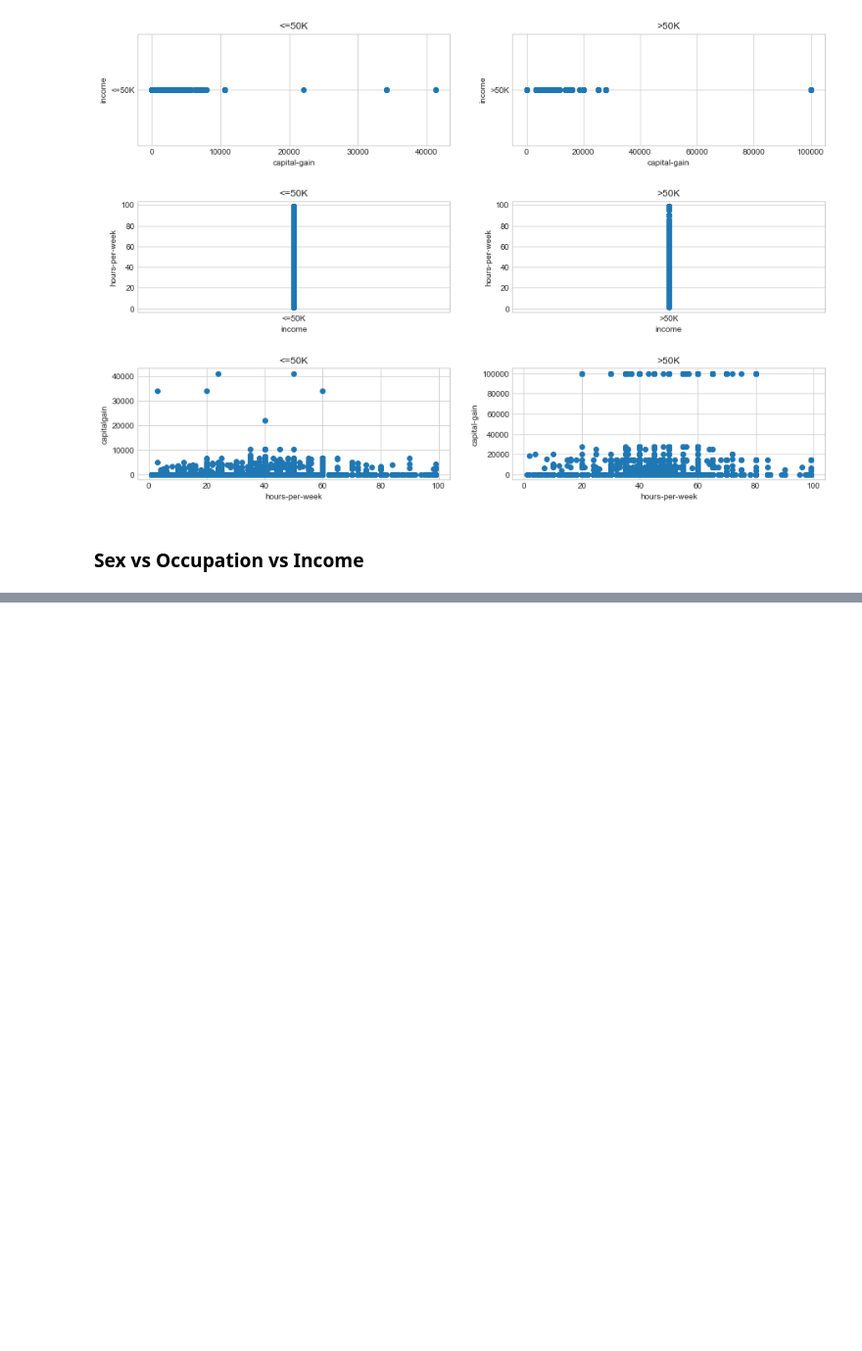
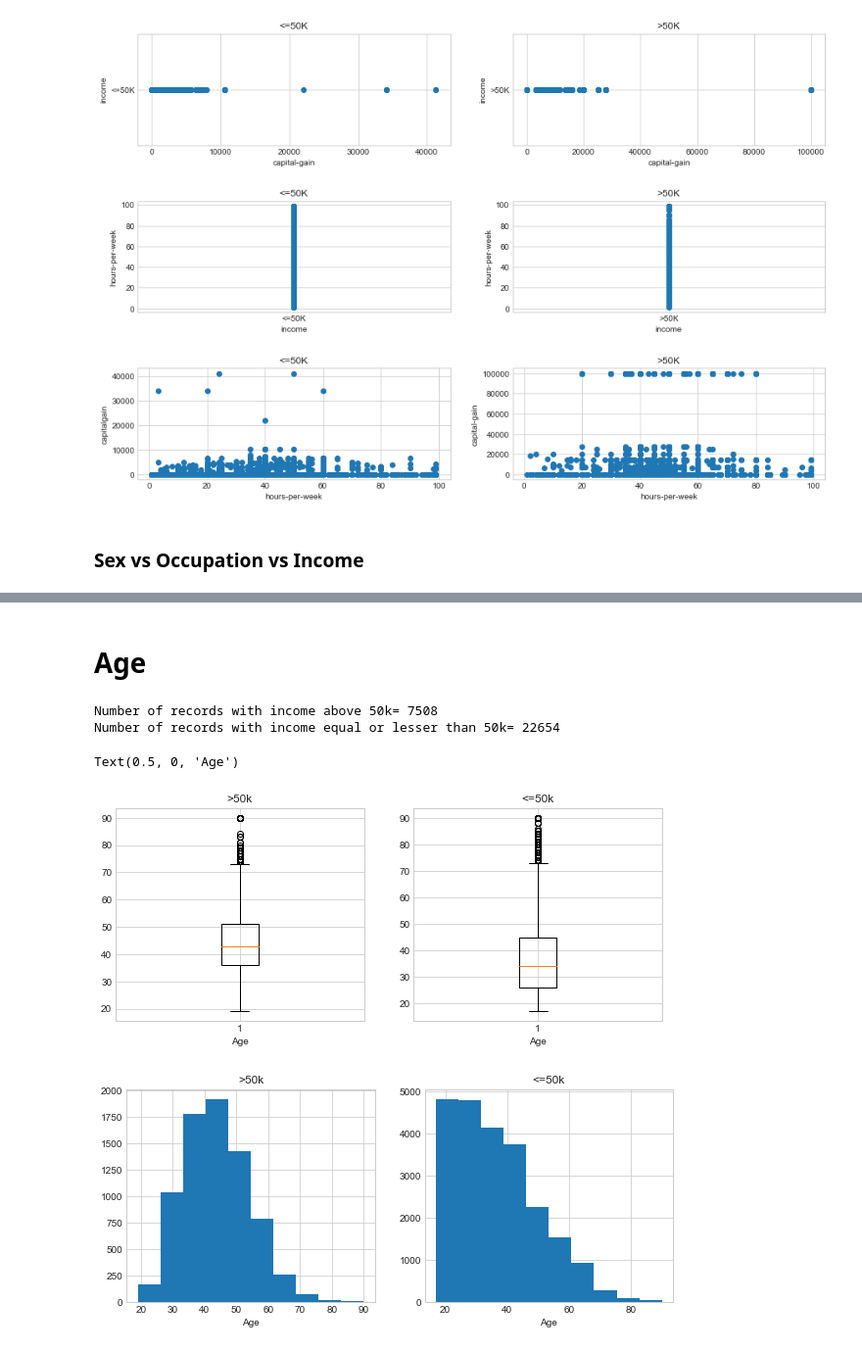
Before and after one commit to atinsinghal97/CSE578-marketing-profiles-visualization, a Jupyter notebook: DV_Group_Project.ipynb, the cells around one changed output, grey strips where cells are left out. Shown at 98% size. Drawn from its saved outputs; the diff is of its cells as text; code cells hidden in the pictures; blank space fills up the shorter version.

```diff
--- a/DV_Group_Project.ipynb
+++ b/DV_Group_Project.ipynb
@@ -571,3 +571,44 @@ plot_mosaic("sex", "occupation", "income")
 [figure]
                                                  occupation vs income
 [figure]
+# %% [markdown]
+# Age
+# %%
+incomeBelow = adult_data.loc[adult_data["income"] == "<=50K"]
+incomeAbove = adult_data.loc[adult_data["income"] == ">50K"]
+
+numAbove = str(len(incomeAbove))
+numBelow = str(len(incomeBelow))
+print("Number of records with income above 50k= "+numAbove)
+print("Number of records with income equal or lesser than 50k= "+numBelow)
+
+ageIncomeAbove = incomeAbove["age"]
+ageIncomeBelow = incomeBelow["age"]
+
+#Box Plot for the Attribute Age
+fig, (ax1, ax2) = plt.subplots(1, 2, figsize =(10, 4))
+titleAbove = ">50k"
+titleBelow = "<=50k"
+
+ax1.boxplot(ageIncomeAbove)
+ax1.set_title(titleAbove)
+ax1.set_xlabel("Age")
+
+ax2.boxplot(ageIncomeBelow)
+ax2.set_title(titleBelow)
+ax2.set_xlabel("Age")
+
+fig, (ax1, ax2) = plt.subplots(1, 2, figsize =(10, 4))
+ax1.hist(ageIncomeAbove)
+ax1.set_title(titleAbove)
+ax1.set_xlabel("Age")
+
+ax2.hist(ageIncomeBelow)
+ax2.set_title(titleBelow)
+ax2.set_xlabel("Age")
+# %% [output]
+Number of records with income above 50k= 7508
+Number of records with income equal or lesser than 50k= 22654
+Text(0.5, 0, 'Age')
+[figure, added]
+[figure, added]
```
Also changed, not shown: parts of 3 cells of this notebook.
